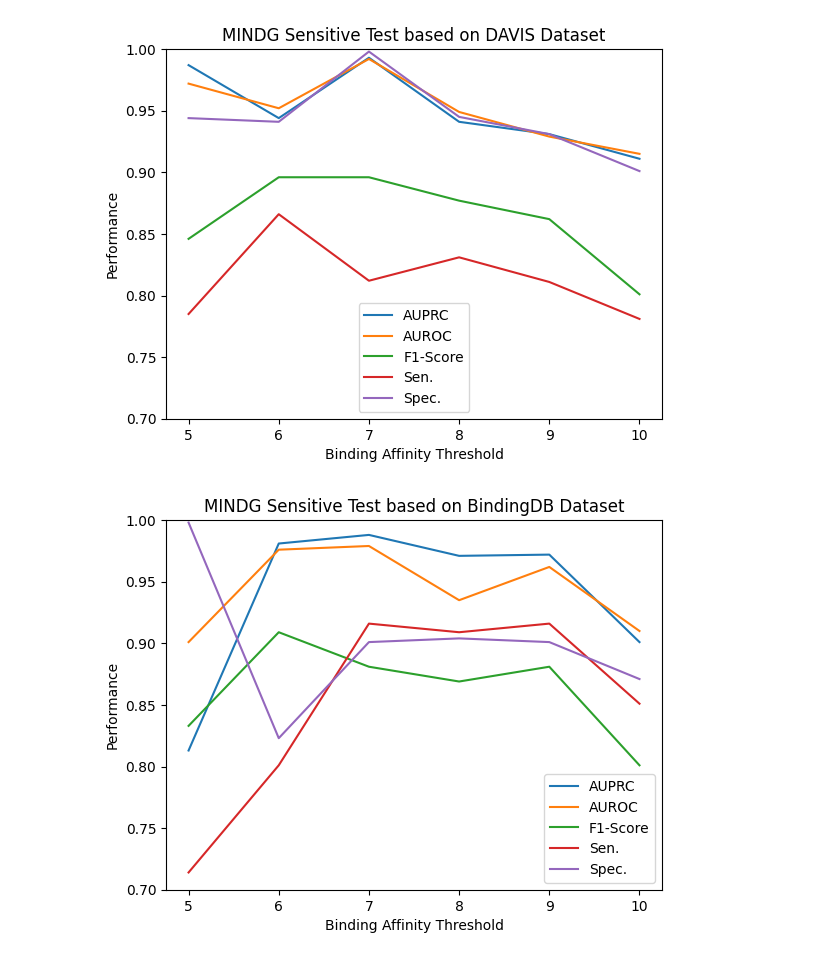
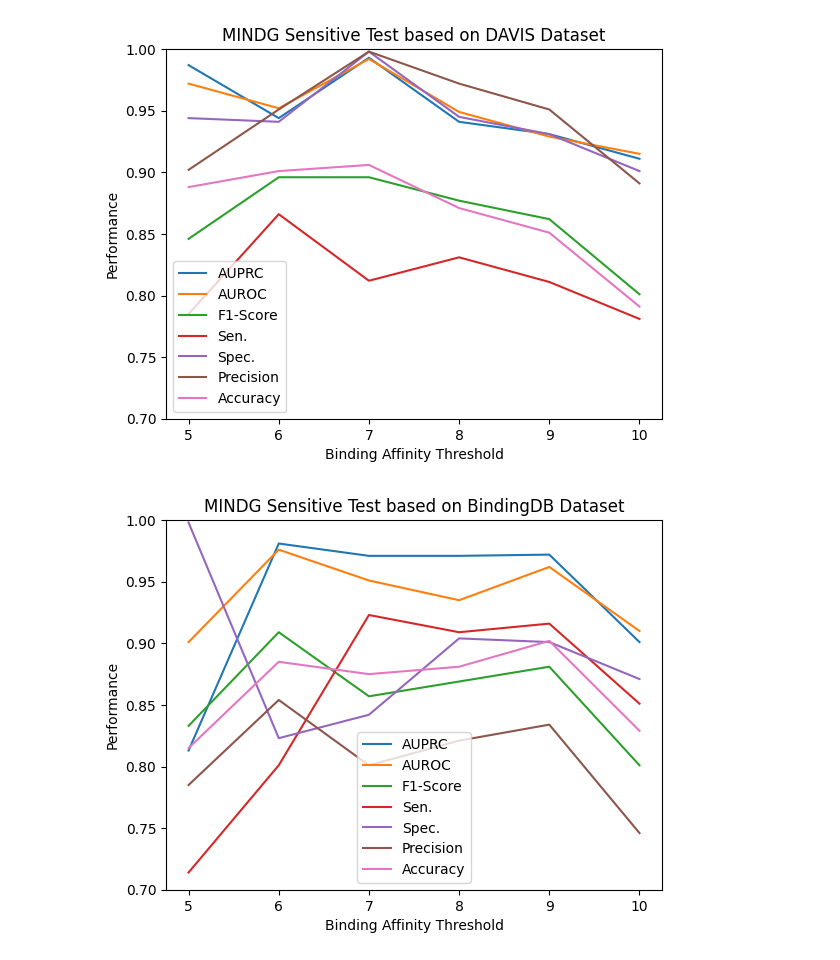
Before and after one commit to jnuaipr/MINDG, a Jupyter notebook: doc/sensitive.ipynb, the cells around one changed output. Drawn from its saved outputs; the diff is of its cells as text; code cells hidden in the pictures.

```diff
--- a/doc/sensitive.ipynb
+++ b/doc/sensitive.ipynb
@@ -1,6 +1,9 @@
 # %%
 import matplotlib.pyplot as plt
 # %%
+from torchmetrics import Accuracy
+
+
 fig, ax = plt.subplots()
 threshold = [5,6,7,8,9,10]
 AUPRC = [0.987,0.944,0.993,0.941,0.931,0.911]
@@ -8,11 +11,15 @@ AUROC = [0.972,0.952,0.992,0.949,0.929,0.915]
 F1Score = [0.846,0.896,0.896,0.877,0.862,0.801]
 Sen = [0.785,0.866,0.812,0.831,0.811,0.781]
 Spec = [0.944,0.941,0.998,0.945,0.931,0.901]
+Precision = [0.902,0.951,0.998,0.972,0.951,0.891]
+Accuracy = [0.888,0.901,0.906,0.871,0.851,0.791]
 ax.plot(threshold, AUPRC, label='AUPRC')
 ax.plot(threshold, AUROC, label='AUROC')
 ax.plot(threshold, F1Score, label='F1-Score')
 ax.plot(threshold, Sen, label='Sen.')
 ax.plot(threshold, Spec, label='Spec.')
+ax.plot(threshold, Precision, label='Precision')
+ax.plot(threshold, Accuracy, label='Accuracy')
 ax.set_xlabel('Binding Affinity Threshold') #设置x轴名称 x label
 ax.set_ylabel('Performance') #设置y轴名称 y label
 ax.set_ylim(0.70,1.0)
@@ -21,27 +28,31 @@ ax.legend() #自动检测要在图例中显示的元素，并且显示
 plt.savefig("sensitive-davis.svg", format = "svg")
 plt.show()
 # %% [output]
-[figure, old version]
+[figure, new version]
 # %%
 fig, ax = plt.subplots()
 threshold = [5,6,7,8,9,10]
-AUPRC = [0.813,0.981,0.988,0.971,0.972,0.901]
-AUROC = [0.901,0.976,0.979,0.935,0.962,0.91]
-F1Score = [0.833,0.909,0.881,0.869,0.881,0.801]
-Sen = [0.714,0.801,0.916,0.909,0.916,0.851]
-Spec = [0.998,0.823,0.901,0.904,0.901,0.871]
+AUPRC = [0.813,0.981,0.971,0.971,0.972,0.901]
+AUROC = [0.901,0.976,0.951,0.935,0.962,0.91]
+F1Score = [0.833,0.909,0.857,0.869,0.881,0.801]
+Sen = [0.714,0.801,0.923,0.909,0.916,0.851]
+Spec = [0.998,0.823,0.842,0.904,0.901,0.871]
+Precision = [0.785,0.854,0.801,0.821,0.834,0.746]
+Accuracy = [0.815,0.885,0.875,0.881,0.902,0.829]
 ax.plot(threshold, AUPRC, label='AUPRC')
 ax.plot(threshold, AUROC, label='AUROC')
 ax.plot(threshold, F1Score, label='F1-Score')
 ax.plot(threshold, Sen, label='Sen.')
 ax.plot(threshold, Spec, label='Spec.')
+ax.plot(threshold, Precision, label='Precision')
+ax.plot(threshold, Accuracy, label='Accuracy')
 ax.set_xlabel('Binding Affinity Threshold') #设置x轴名称 x label
 ax.set_ylabel('Performance') #设置y轴名称 y label
 ax.set_ylim(0.70,1.0)
 ax.set_title("MINDG Sensitive Test based on BindingDB Dataset")
 ax.legend() #自动检测要在图例中显示的元素，并且显示
 
 plt.savefig("sensitive-bindingdb.svg", format = "svg")
 plt.show()
 # %% [output]
-[figure, old version]
+[figure, new version]
```
Also changed, not shown: parts of 2 cells of this notebook, 4 other files.
